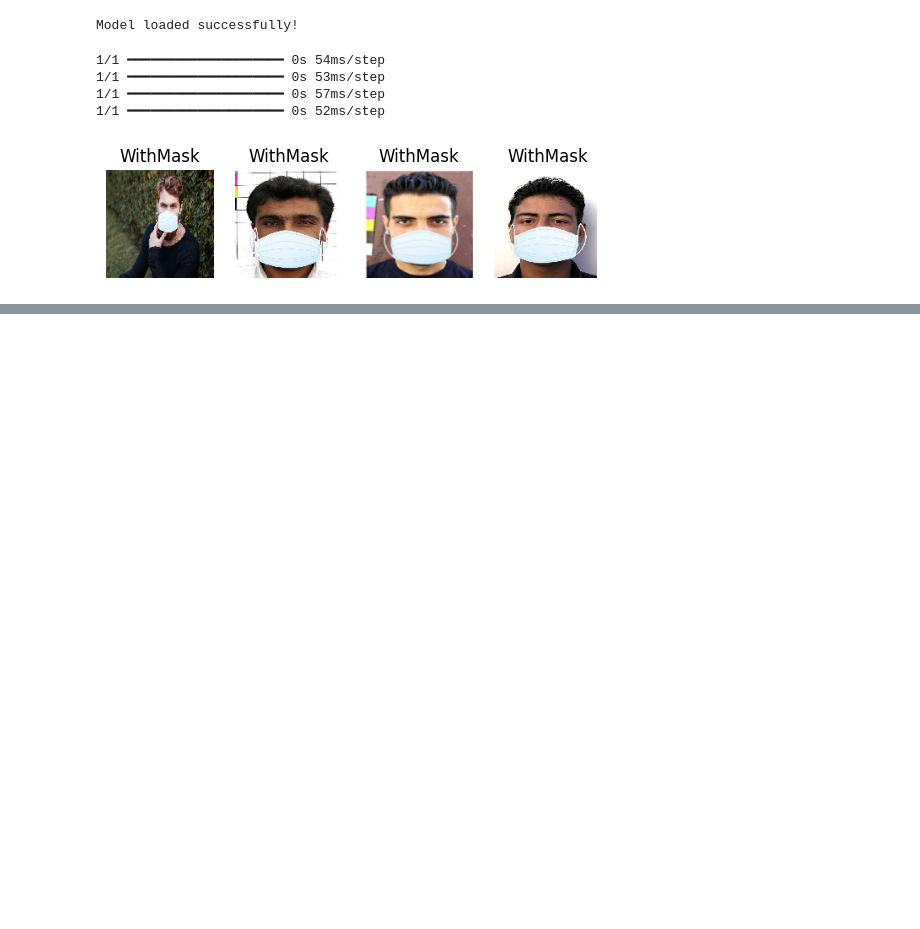
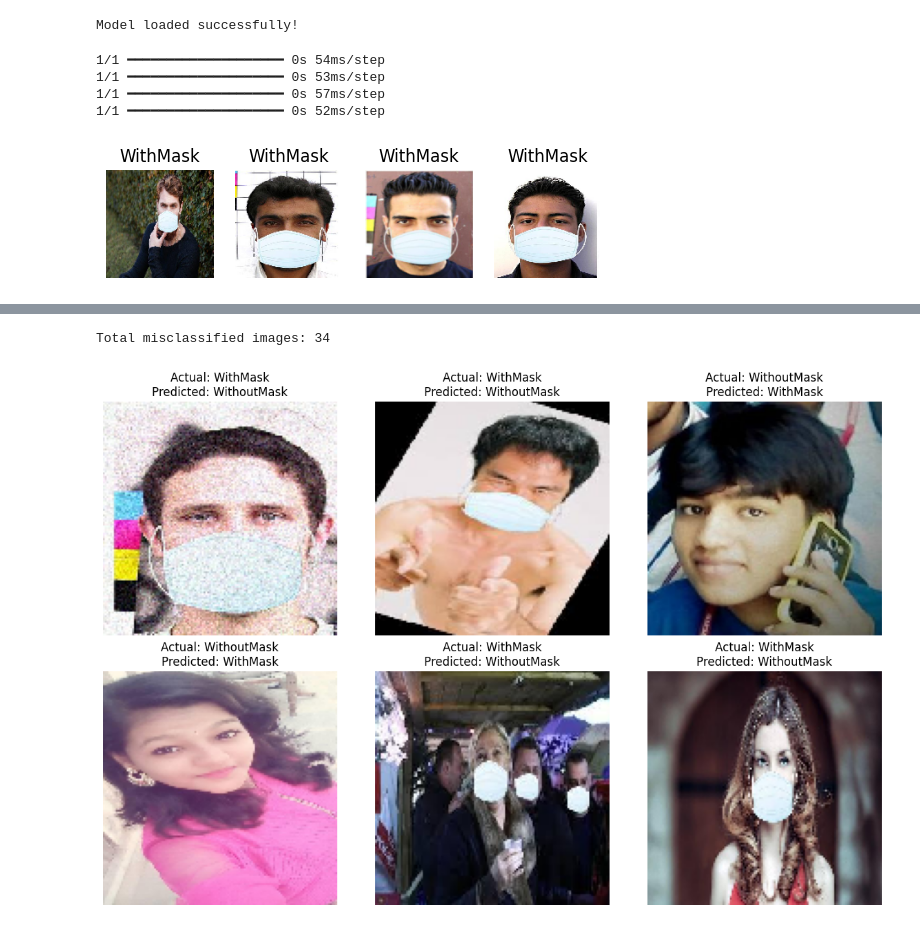
Before and after one commit to dinviiii/Face-Mask-Detection, a Jupyter notebook: faceMask.ipynb, the cells around one changed output, grey strips where cells are left out. Saved outputs shown, nothing was run; the diff lists cells and outputs as text; code cells hidden in the pictures; blank space fills up the shorter version.

```diff
--- a/faceMask.ipynb
+++ b/faceMask.ipynb
@@ -577,0 +767,32 @@ plt.show()
+# %%
+# Find incorrect predictions
+errors = np.where(y_pred != y_true)[0]
+
+print("Total misclassified images:", len(errors))
+# %% [output]
+Total misclassified images: 34
+# %%
+#display some wrong predictions
+import random
+from tensorflow.keras.preprocessing import image
+
+plt.figure(figsize=(12,8))
+
+for i, idx in enumerate(random.sample(list(errors), min(6,len(errors)))):
+
+    img_path = test_generator.filepaths[idx]
+    img = image.load_img(img_path, target_size=(128,128))
+
+    plt.subplot(2,3,i+1)
+    plt.imshow(img)
+
+    actual = "WithMask" if y_true[idx]==0 else "WithoutMask"
+    pred = "WithMask" if y_pred[idx]==0 else "WithoutMask"
+
+    plt.title(f"Actual: {actual}\nPredicted: {pred}")
+    plt.axis('off')
+
+plt.tight_layout()
+plt.show()
+# %% [output]
+[figure, added]
```
Also changed, not shown: parts of 19 cells of this notebook.
